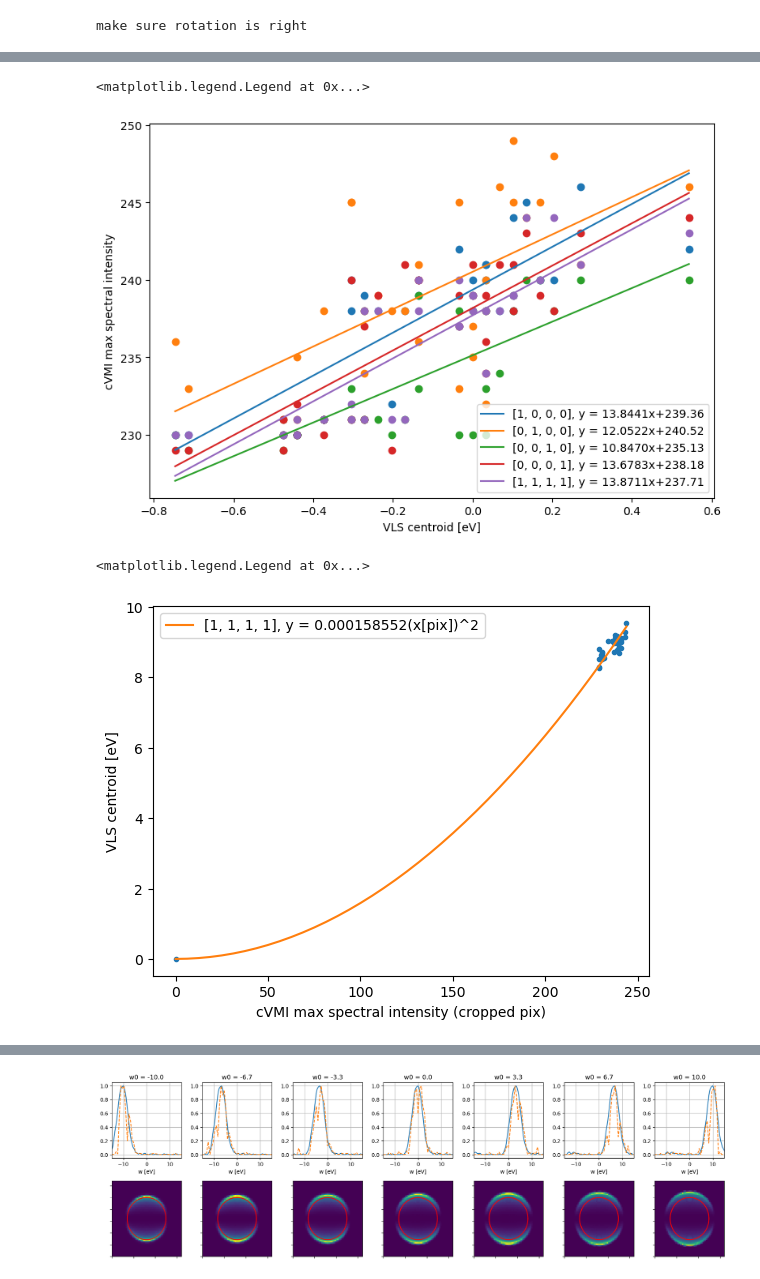
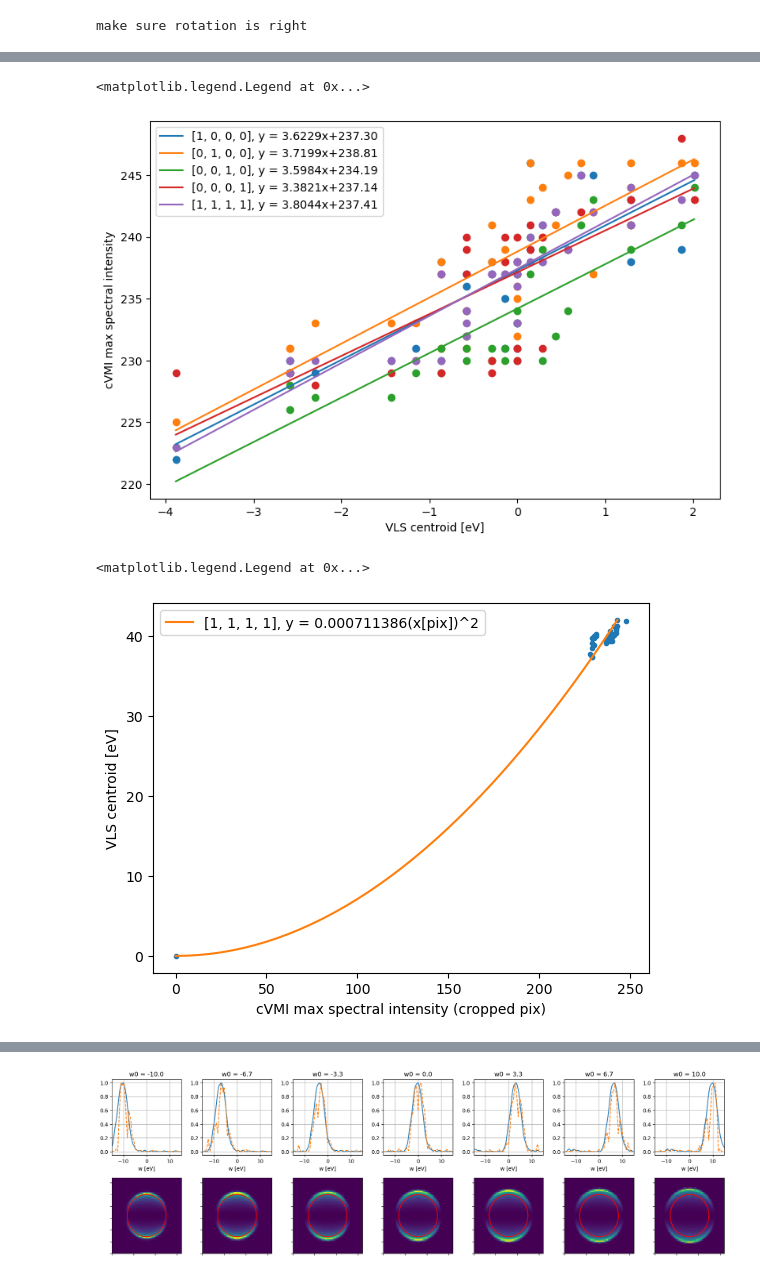
Before and after one commit to parisfranz/cVMI, a Jupyter notebook: Calibration_X510.ipynb, the cells around one changed output, grey strips where cells are left out. Saved outputs shown, nothing was run; the diff lists cells and outputs as text; code cells hidden in the pictures.

```diff
--- a/Calibration_X510.ipynb
+++ b/Calibration_X510.ipynb
@@ -174,7 +189,7 @@ run.detnames
 # %%
 #tmoc00118, run 286, 289
 exp = 'tmoc00118'
-runnum = 286
+runnum = 288 #286
 gmd_min = 0.05
 gmd_max = 0.5
 gas_jet = 1
@@ -243,7 +258,7 @@ for nevent, event in enumerate(run.events()): # loop over events (shots) in the
         jet_timing_bg.append(data['epics_evr_ch0_delay'])
 
         if spectrometer._det_name == 'andor': #if vls
-            spec = np.squeeze(np.copy(spectrometer.raw.value(event)))[:1024]
+            spec = np.squeeze(np.copy(spectrometer.raw.value(event)))[1024:]
             spec = np.squeeze(fastsmooth1(spec,20))
             spec = np.array(np.squeeze(spec) - np.mean(np.squeeze(spec)[0:100]))
             spec[spec<0] = 0
@@ -275,4 +290,5 @@ for nevent, event in enumerate(run.events()): # loop over events (shots) in the
 
     if len(ims_bg) > 400:
         break
+print(len(ims_bg))
 # %% [output]
@@ -351,5 +369,5 @@ Text(0.5, 1.0, 'roll by 274 in order to center w0 at pixel 512')
 # %%
-pixpereV = 29.471
+pixpereV = 6.95 #29.471
 resid = np.load('bg_run_286_Mar.npy') #dipole bg
 
 N = 2801
@@ -527,7 +529,7 @@ plt.ylabel('cVMI max spectral intensity')
 plt.legend()
 # %% [output]
 <matplotlib.legend.Legend at 0x...>
-[figure, old version]
+[figure, new version]
 # %%
 def quadratic(x, a):
     return a*x**2
@@ -539,7 +541,7 @@ def quadratic_fit(r,eV):
     a = popt
     return a #FWHM is 2.355*sig
 # %%
-w0 = 9 #8#36 #this is energy_x in the vNbases gen code
+w0 = 40 #8#36 #this is energy_x in the vNbases gen code
 j = -2
 rplot = rrs[:,j]
 eVplot = nns #look_eVs #[ind]
@@ -548,34 +550,34 @@ eVplot= eVplot[ind]
 rplot = rplot[ind]
 #inds = (eVplot>-3.25) & (rplot<340) &  (rplot>310) & (sums> 1.3e6) & (maxes > 16)
 inds = (eVplot>-3.25)
 rplot = np.hstack(([0],rplot[inds]))
 eVplot = np.hstack(([0],w0+eVplot[inds]))
 
 
 #     rplot = rplot[eVplot>-3.25]
 #     eVplot = eVplot[eVplot>-3.25]
 
 #     eVplot = eVplot[rplot<350]
 #     rplot = rplot[rplot<350]
 
 
 
 plt.plot(rplot, eVplot,'.') #, alpha = alphas)
 #plt.plot(rrs[:,j], look_eVs, alpha = 0.5,label = qfilter)
 #m,b,c = np.polyfit(eVplot, rplot, 2)
 a = quadratic_fit(rplot,eVplot)
 rs = np.linspace(rplot[0],rplot[-1], 40)
 plt.plot(rs,quadratic(rs, a), label = str(qfilter) + ', y = %1.9f(x[pix])^2' %(a))
 
 
 plt.ylabel('VLS centroid [eV]')
 plt.xlabel('cVMI max spectral intensity (cropped pix)')
 #plt.xlim(340,)
 #plt.ylim(0,)
 plt.legend()
 # %% [output]
 <matplotlib.legend.Legend at 0x...>
-[figure, old version]
+[figure, new version]
 # %%
 plt.plot(vls_eV - vls_eV[512], np.roll(np.mean(specs,axis = 0), offset) )
 plt.xlabel('eV')
```
Also changed, not shown: parts of 28 cells of this notebook, 48 other files.
